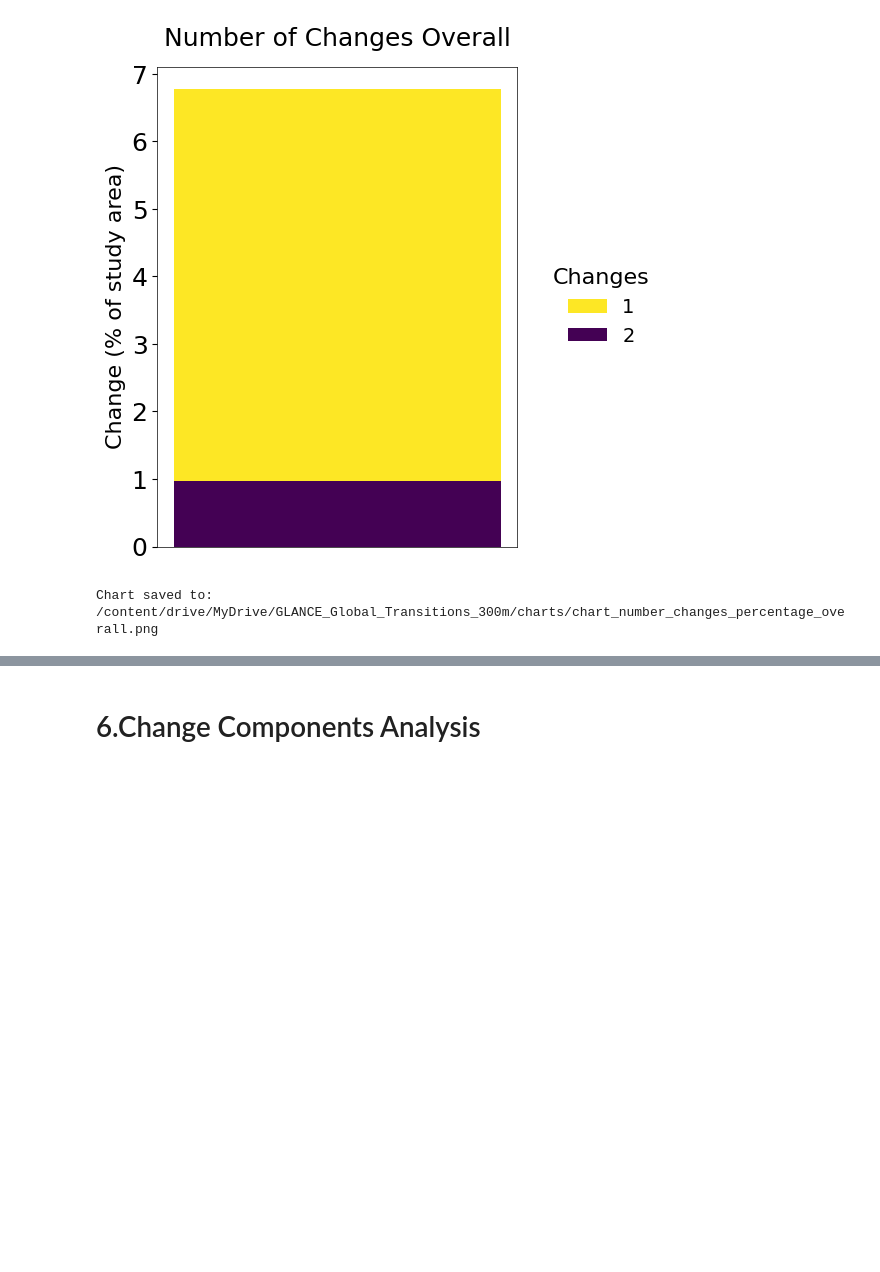
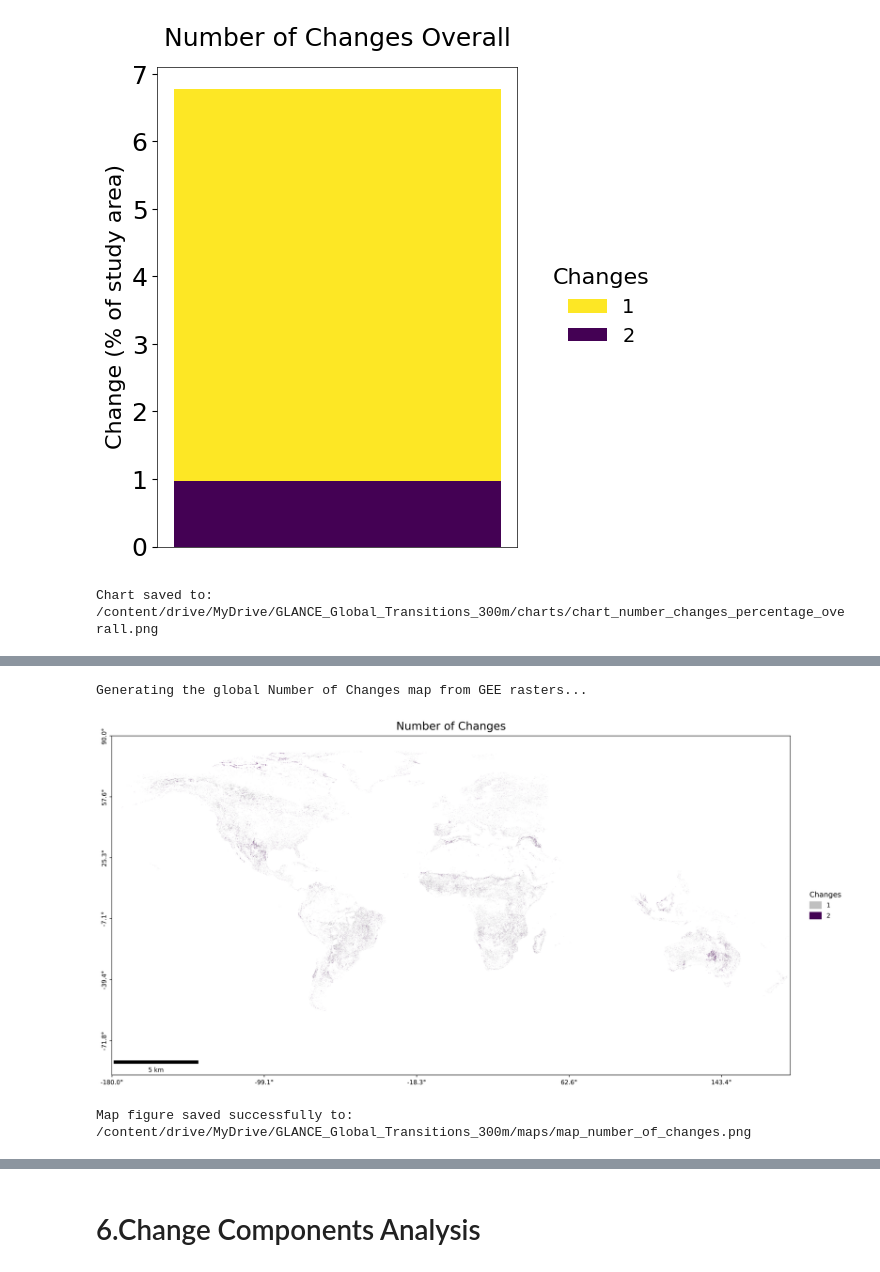
Before and after one commit to antoniovfonseca/agentic-ai-global-lulc, a Jupyter notebook: notebooks/transition-matrix-gee-glance.ipynb, the cells around one changed output, grey strips where cells are left out. Saved outputs shown, nothing was run; the diff lists cells and outputs as text; code cells hidden in the pictures; blank space fills up the shorter version.

```diff
--- a/notebooks/transition-matrix-gee-glance.ipynb
+++ b/notebooks/transition-matrix-gee-glance.ipynb
@@ -175,10 +193,20 @@ print("\nSuccess! Raster export task submitted to GEE. Check the Tasks tab.")
 # %%
-# 1. Execute the function reading directly from the GEE exports folder
-print("Generating the map for the global Number of Changes...")
+# Execute the plotting function reading directly from the Drive folder
+# Note: Wait until the GEE task finishes exporting the raster to run this part!
+print("Generating the global Number of Changes map from GEE rasters...")
 
-plot_number_of_changes_map(
-    output_dir=base_drive_dir,
-    nodata_val=0,
-    raster_filename="Number_of_Changes_Raster",
-    scale_factor=0.05,
-)
+try:
+    utils.plot_number_of_changes_map(
+        output_dir=base_drive_dir,
+        nodata_val=0,
+        raster_filename="Number_of_Changes_Raster",
+        scale_factor=0.05
+    )
+except Exception as e:
+    import inspect
+    print(f"\n❌ Erro ao rodar a função: {e}")
+    print("Assinatura esperada da função:", inspect.signature(utils.plot_number_of_changes_map))
+# %% [output]
+Generating the global Number of Changes map from GEE rasters...
+[figure, added]
+Map figure saved successfully to: /content/drive/MyDrive/GLANCE_Global_Transitions_300m/maps/map_number_of_changes.png
```
Also changed, not shown: parts of 6 cells of this notebook.
